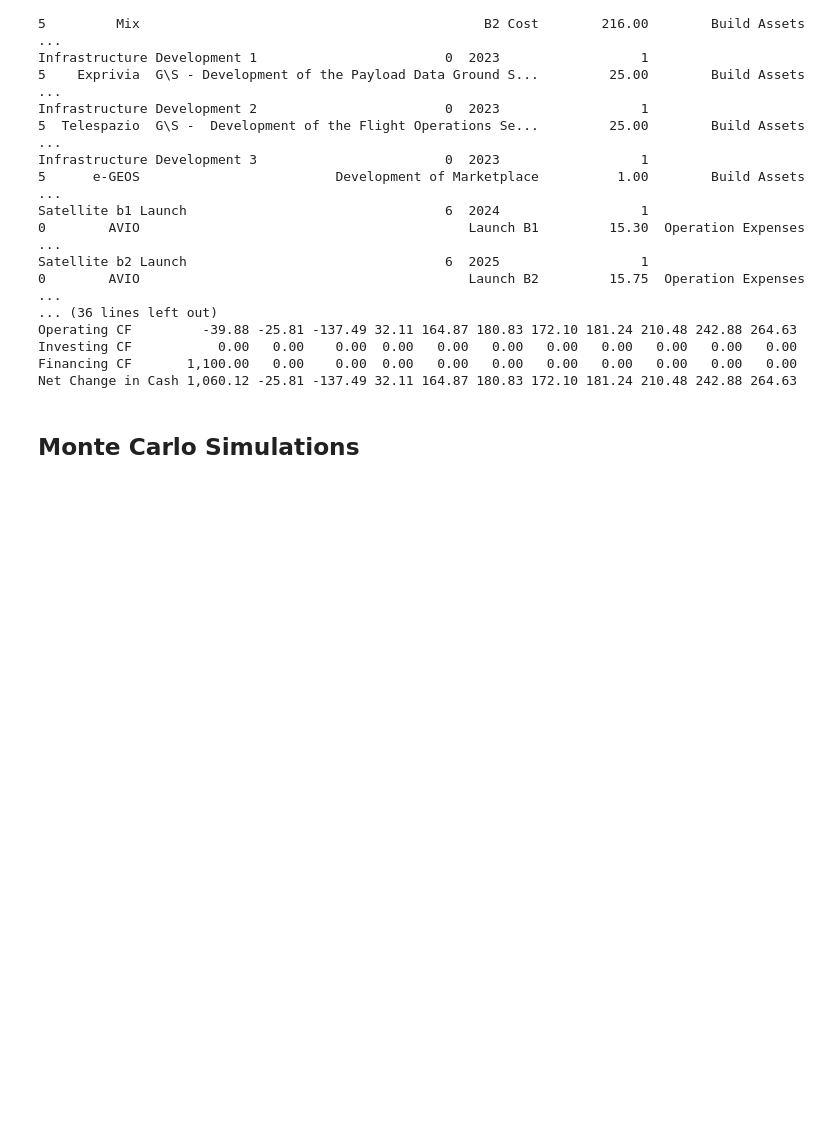
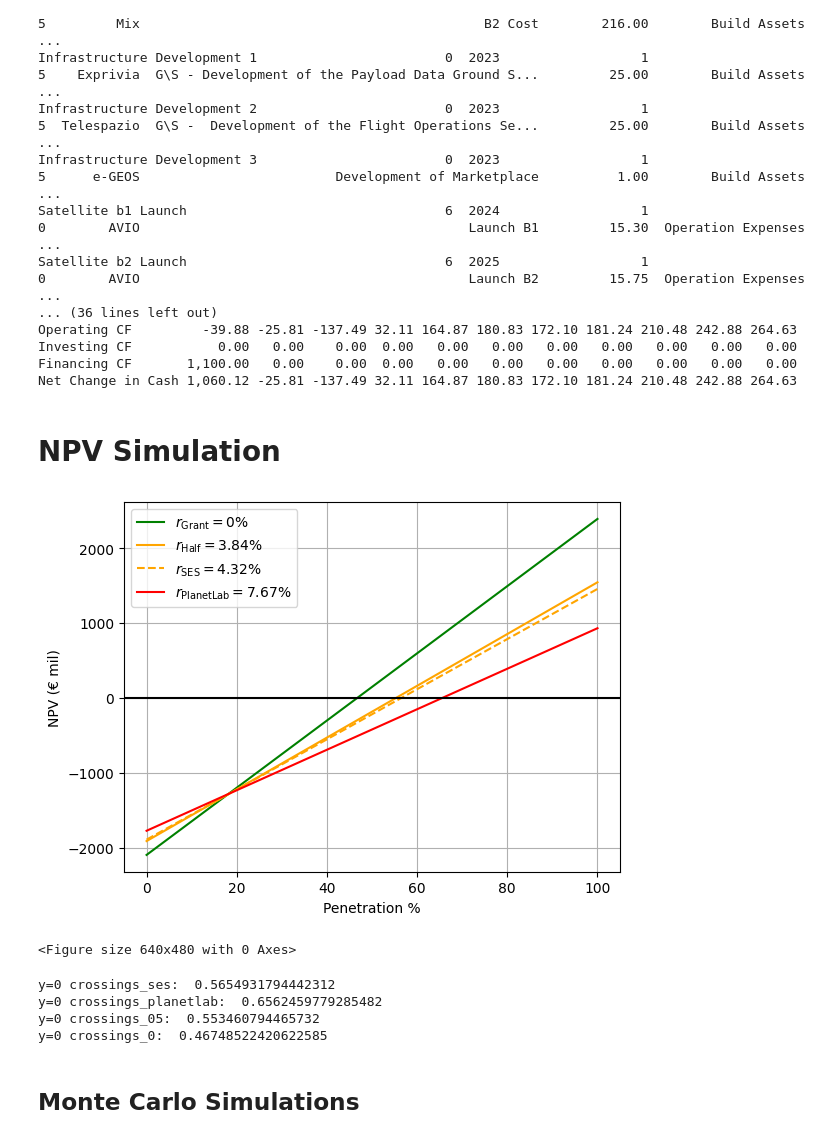
Before and after one commit to XaBerr/iride-constellation-cost-model, a Jupyter notebook: main.ipynb, the cells around one changed output. Saved outputs shown, nothing was run; the diff lists cells and outputs as text; code cells hidden in the pictures; blank space fills up the shorter version.

```diff
--- a/main.ipynb
+++ b/main.ipynb
@@ -387,3 +389,5 @@ Operating CF         -39.88 -25.81 -137.49 32.11 164.87 180.83 172.10 181.24 210
 Investing CF           0.00   0.00    0.00  0.00   0.00   0.00   0.00   0.00   0.00   0.00   0.00
 Financing CF       1,100.00   0.00    0.00  0.00   0.00   0.00   0.00   0.00   0.00   0.00   0.00
 Net Change in Cash 1,060.12 -25.81 -137.49 32.11 164.87 180.83 172.10 181.24 210.48 242.88 264.63
+# %% [markdown]
+# NPV Simulation
@@ -390,3 +460,63 @@ Net Change in Cash 1,060.12 -25.81 -137.49 32.11 164.87 180.83 172.10 181.24 210
+# %%
+wacc_values = [0, 0.0384, 0.0432, 0.0767]  # WACC values in decimal
+
+# Define colors and line styles
+colors = {
+    0: 'green',
+    0.0384: 'orange',
+    0.0432: 'orange',
+    0.0767: 'red'
+}
+
+linestyles = {
+    0: '-',
+    0.0384: '-',
+    0.0432: '--',
+    0.0767: '-'
+}
+
+# Plot each line with the corresponding color and style
+plt.plot(penetration * 100, npv_wacc_0, color=colors[0], linestyle=linestyles[0], label=r"$r_{\text{Grant}} = 0\%$")
+plt.plot(penetration * 100, npv_wacc_05, color=colors[0.0384], linestyle=linestyles[0.0384], label=r"$r_{\text{Half}} = 3.84\%$")
+plt.plot(penetration * 100, npv_wacc_ses, color=colors[0.0432], linestyle=linestyles[0.0432], label=r"$r_{\text{SES}} = 4.32\%$")
+plt.plot(penetration * 100, npv_wacc_planetlab, color=colors[0.0767], linestyle=linestyles[0.0767], label=r"$r_{\text{PlanetLab}} = 7.67\%$")
+
+# Configure plot
+plt.xlabel('Penetration %')
+plt.ylabel('NPV (€ mil)')
+plt.grid()
+plt.legend()
+plt.axhline(y=0, color='k')
+
+# Show plot
+plt.show()
+plt.savefig('plot-NPVs.pdf', format='pdf')
+# %% [output]
+[figure, added]
+<Figure size 640x480 with 0 Axes>
+# %%
+def find_zero_crossings(x, y):
+    indices = np.where(np.diff(np.sign(y)))[0]
+    zero_crossings = []
+    for i in indices:
+        x0 = x[i] + (x[i+1] - x[i]) * (0 - y[i]) / (y[i+1] - y[i])
+        zero_crossings.append(x0)
+    return zero_crossings
+
+crossings_ses = find_zero_crossings(penetration, npv_wacc_ses)
+crossings_planetlab = find_zero_crossings(penetration, npv_wacc_planetlab)
+crossings_05 = find_zero_crossings(penetration, npv_wacc_05)
+crossings_0 = find_zero_crossings(penetration, npv_wacc_0)
+
+print("y=0 crossings_ses: ", crossings_ses[0])
+print("y=0 crossings_planetlab: ", crossings_planetlab[0])
+print("y=0 crossings_05: ", crossings_05[0])
+print("y=0 crossings_0: ", crossings_0[0])
+# %% [output]
+y=0 crossings_ses:  0.5654931794442312
+y=0 crossings_planetlab:  0.6562459779285482
+y=0 crossings_05:  0.553460794465732
+y=0 crossings_0:  0.46748522420622585
 # %% [markdown]
 ## Monte Carlo Simulations
 # %%
```
Also changed, not shown: parts of 3 cells of this notebook, 1 other file.
